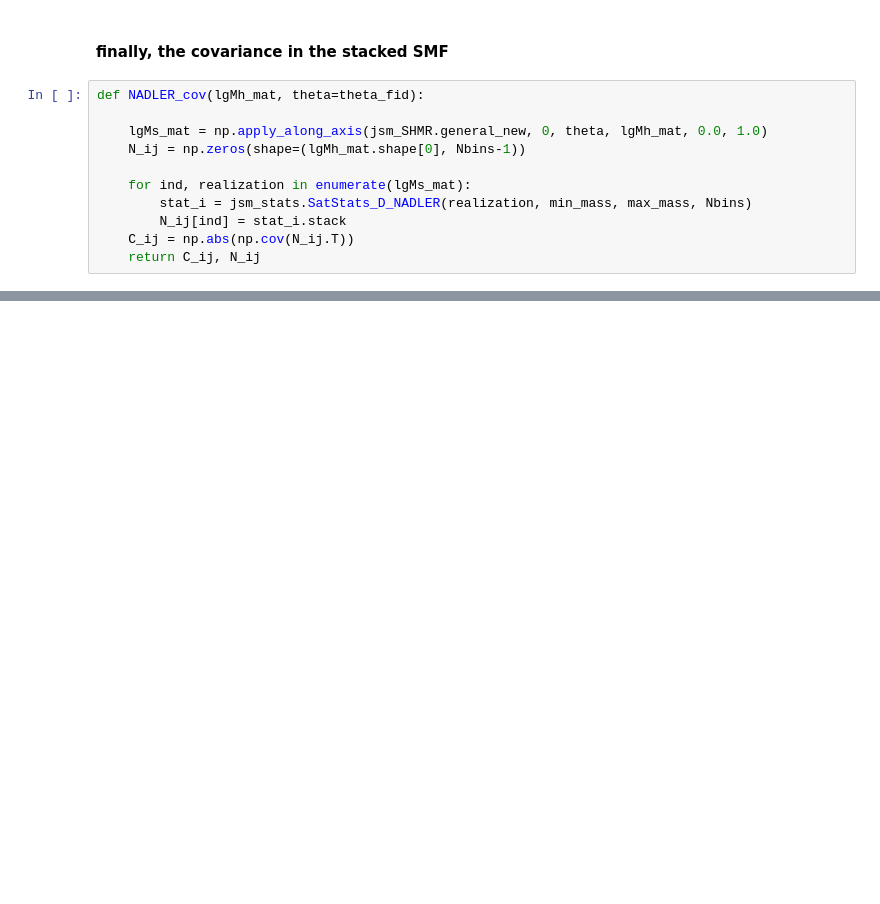
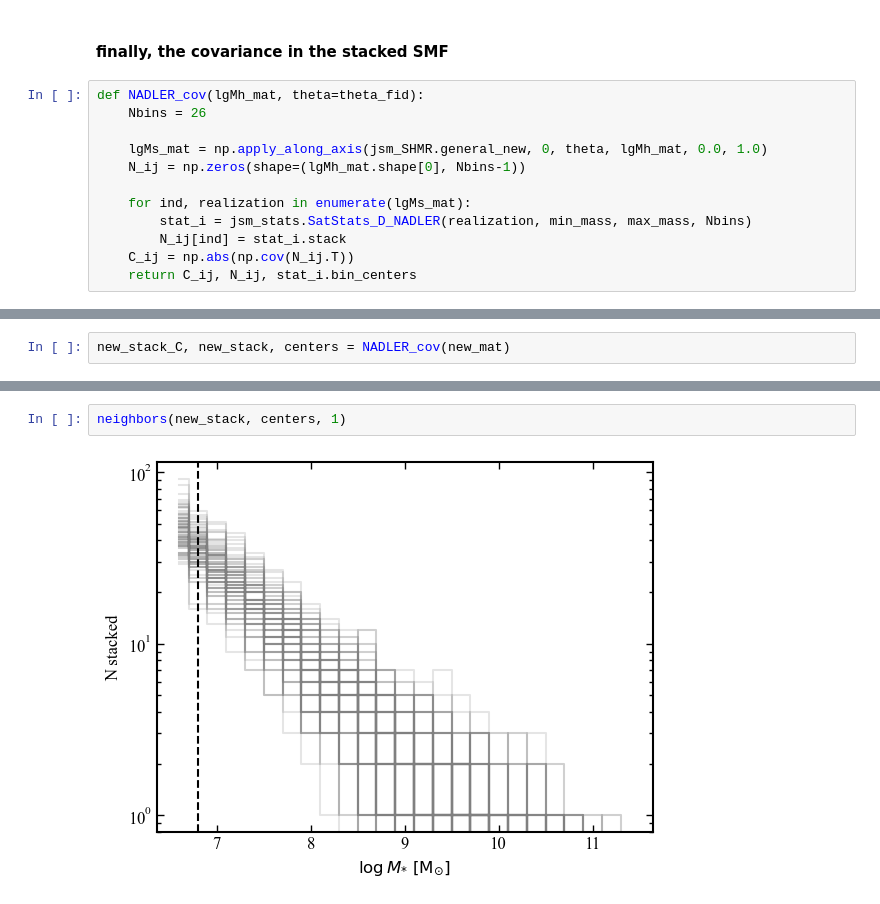
Before and after one commit to jsmonzon/SatGen, a Jupyter notebook: notebooks/paper/covariance.ipynb, the cells around one changed output, grey strips where cells are left out. Saved outputs shown, nothing was run; the diff lists cells and outputs as text; blank space fills up the shorter version.

```diff
--- a/notebooks/paper/covariance.ipynb
+++ b/notebooks/paper/covariance.ipynb
@@ -183,6 +210,7 @@ plt.show()
 #### finally, the covariance in the stacked SMF
 # %%
 def NADLER_cov(lgMh_mat, theta=theta_fid):
+    Nbins = 26
 
     lgMs_mat = np.apply_along_axis(jsm_SHMR.general_new, 0, theta, lgMh_mat, 0.0, 1.0)
     N_ij = np.zeros(shape=(lgMh_mat.shape[0], Nbins-1))
@@ -191,5 +219,5 @@ def NADLER_cov(lgMh_mat, theta=theta_fid):
         stat_i = jsm_stats.SatStats_D_NADLER(realization, min_mass, max_mass, Nbins)
         N_ij[ind] = stat_i.stack
     C_ij = np.abs(np.cov(N_ij.T))
-    return C_ij, N_ij
+    return C_ij, N_ij, stat_i.bin_centers
 # %%
@@ -200,0 +229,2 @@ C_s30_stacked, test_30 = NADLER_cov(lgMh_s30_mat)
+# %%
+new_stack_C, new_stack, centers = NADLER_cov(new_mat)
@@ -200,0 +277,4 @@ C_s30_stacked, test_30 = NADLER_cov(lgMh_s30_mat)
+# %%
+neighbors(new_stack, centers, 1)
+# %% [output]
+[figure, added]
```
Also changed, not shown: parts of 15 cells of this notebook, 9 other files.
